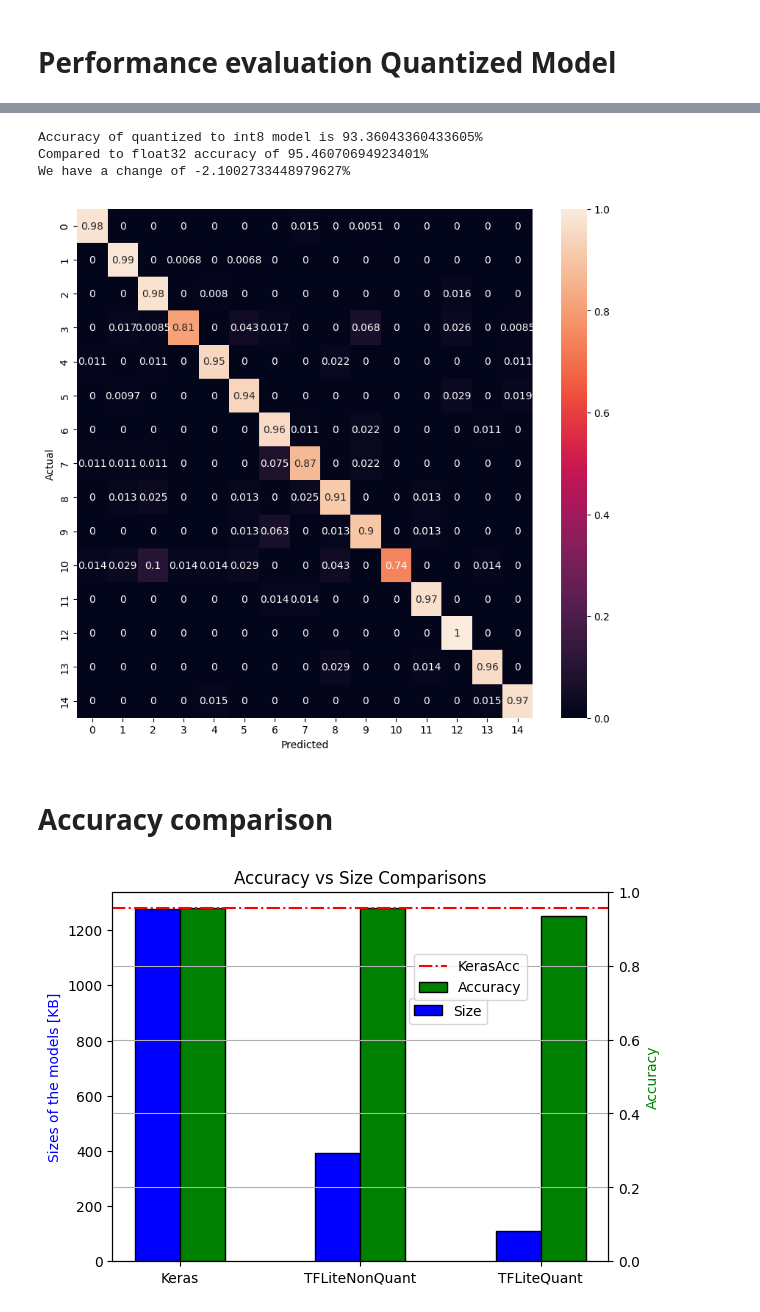
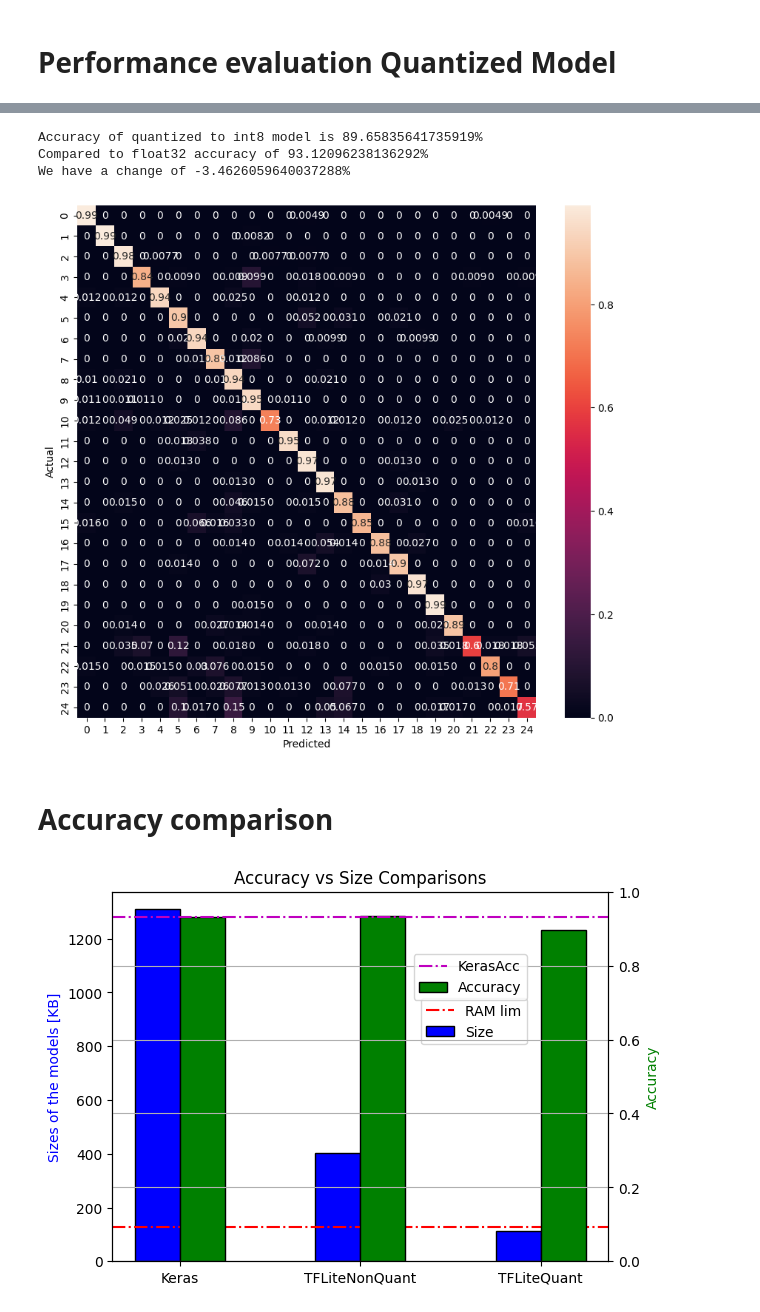
Before and after one commit to kerem-cekmeceli/ML_MCU, a Jupyter notebook: main.ipynb, the cells around one changed output, grey strips where cells are left out. Drawn from its saved outputs; the diff is of its cells as text; code cells hidden in the pictures.

```diff
--- a/main.ipynb
+++ b/main.ipynb
@@ -19,7 +19,7 @@ from models import get_model
 Number of speakers and the percentage of the available samples to use to consider:
 # %%
 # Number of speakers and the percentage of the available samples to use to consider:
-num_speakers = 15
+num_speakers = 25
 model_name = 'test_' + str(num_speakers) + '_spk'
 dataset_percentage = 1. # 0.85
 segmentLength=1024
@@ -87,7 +85,9 @@ plt.show()
 # %%
-f_s, x_train, y_train, x_test, y_test = get_data_tensors(paths_train=paths_train, paths_test=paths_test,
-                                                         y_train_l=y_train_l, y_test_l=y_test_l,
-                                                         tot_slice_len=slice_len,
-                                                         used_train_sz_rat=dataset_percentage,
-                                                         used_test_sz_rat=1.,
-                                                         segmentLength=segmentLength)
+with tf.device("/cpu:0"):
+    f_s, x_train, y_train, x_test, y_test = get_data_tensors(paths_train=paths_train, paths_test=paths_test,
+                                                            y_train_l=y_train_l, y_test_l=y_test_l,
+                                                            tot_slice_len=slice_len,
+                                                            used_train_sz_rat=dataset_percentage,
+                                                            used_test_sz_rat=1.,
+                                                            segmentLength=segmentLength)
+print("Train - test size before feature extraction : ", x_train.shape, x_test.shape)
@@ -215,6 +219,7 @@ Epoch 63: early stopping
 # %% [markdown]
 Evaluate the performance on the test set:
 # %%
+model = keras.models.load_model(path_keras_model + model_name_keras)
 y_pred = model.predict(x_test_mfcc)
 
 test_loss, test_acc = model.evaluate(x_test_mfcc,  y_test, verbose=2)
@@ -291,8 +286,7 @@ HDF5 Keras Model size: 1275 KB
 # %% [markdown]
 # TF Lite Conversion and Quantization:
 # %%
-from tf_lite_conversion import convert_to_tf_lite
-tflite_model_nq, tflite_model_q, sizes_on_disk, comp_rats, legends = \
+tflite_nq, tflite_q, sizes_on_disk, comp_rats, legends = \
     convert_to_tf_lite(keras_model=model,
                        path_keras_model=path_keras_model + model_name_keras,
                        path_tf_lite_nq_model=path_tf_lite_nq + model_name_tf_lite_nq,
@@ -383,9 +377,9 @@ print("Accuracy of quantized to int8 model is {}%".format(tflite_q_score*100))
 print("Compared to float32 accuracy of {}%".format(test_acc*100))
 print("We have a change of {}%".format((tflite_q_score-test_acc)*100))
 # %% [output]
-Accuracy of quantized to int8 model is 93.36043360433605%
-Compared to float32 accuracy of 95.46070694923401%
-We have a change of -2.1002733448979627%
+Accuracy of quantized to int8 model is 89.65835641735919%
+Compared to float32 accuracy of 93.12096238136292%
+We have a change of -3.4626059640037288%
 # %%
 plt.figure(figsize=(10,9))
 cm = confusion_matrix(y_test, pred_q,
@@ -396,31 +390,32 @@ plt.ylabel('Actual')
 plt.savefig(path_figures + 'tflite_q_cm.png')
 plt.show()
 # %% [output]
-[figure, old version]
+[figure, new version]
 # %% [markdown]
 # Accuracy comparison
 # %%
 # Plots for comparison
 fig, ax1 = plt.subplots()
 ax2 = ax1.twinx()
 width=0.25
 x_ax_tmp = np.arange(len(legends))
 
 ax1.bar(x_ax_tmp, sizes_on_disk, color='b', width=width, edgecolor='k', label='Size')
 ax1.set_ylabel("Sizes of the models [KB]", color='b')
-ax1.legend(loc='upper right',  bbox_to_anchor=(0.77, 0.73))
+ax1.axhline(y=mcu_ram_lim, xmin=0., xmax=len(legends), linestyle='-.', color='r', label='RAM lim')
+ax1.legend(loc='upper right',  bbox_to_anchor=(0.85, 0.73))
 
 ax2.bar(x_ax_tmp+width, [test_acc, tflite_nq_score, tflite_q_score],
         color='g', width=width, edgecolor='k', label='Accuracy')
 ax2.set_ylabel("Accuracy", color='g')
 ax2.set_ylim([0., 1.])
-ax2.axhline(y=test_acc, xmin=0., xmax=1., linestyle='-.', color='r', label='KerasAcc')
+ax2.axhline(y=test_acc, xmin=0., xmax=1., linestyle='-.', color='m', label='KerasAcc')
 ax2.legend(loc='upper right',  bbox_to_anchor=(0.85, 0.85))
 
 plt.grid()
 plt.title("Accuracy vs Size Comparisons")
 plt.xticks(x_ax_tmp+width/2, legends)
 plt.savefig(path_figures + 'acc_comps.png')
 plt.show()
 # %% [output]
-[figure, old version]
+[figure, new version]
```
Also changed, not shown: parts of 23 cells of this notebook, 58 other files.
